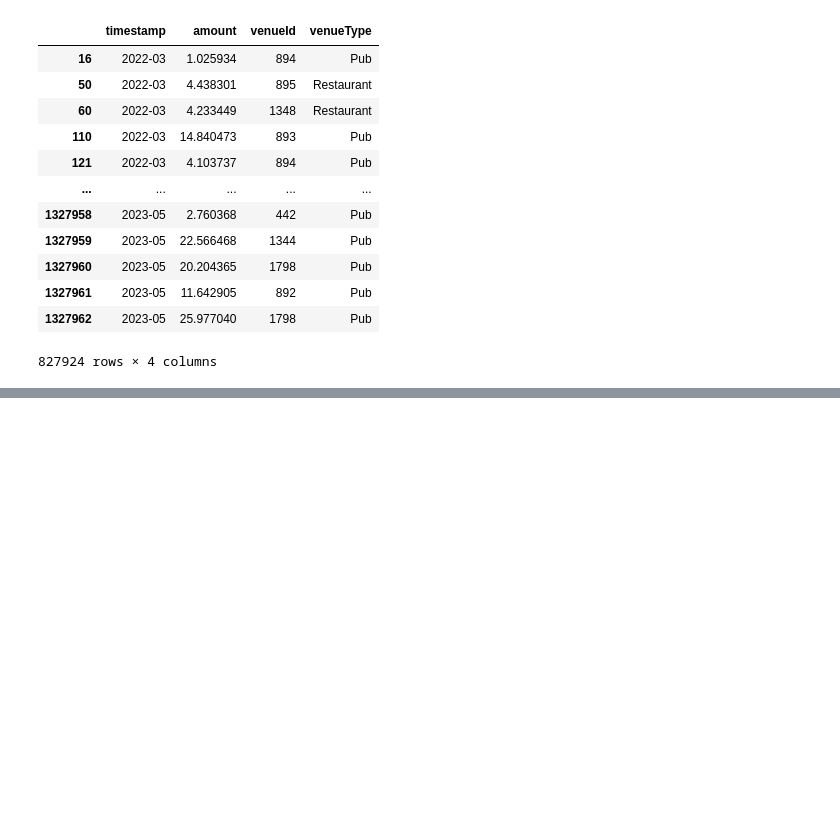
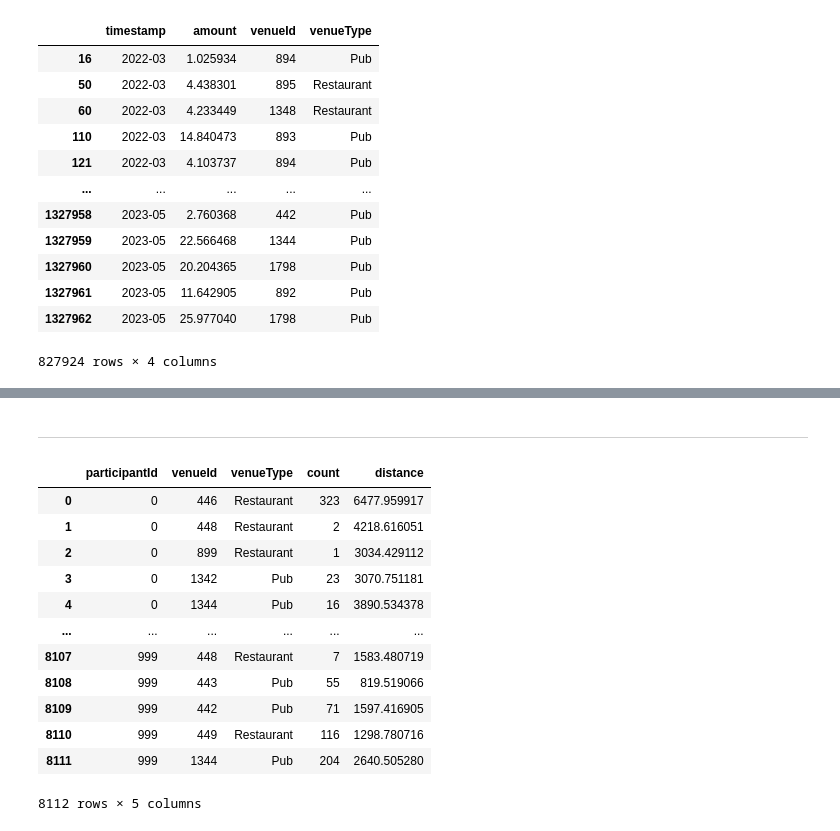
Before and after one commit to alesspalma/VAproject, a Jupyter notebook: preprocessing/aggregations.ipynb, the cells around one changed output, grey strips where cells are left out. Cells and saved outputs as stored; diff of their text form; code cells hidden in the pictures; blank space fills up the shorter version.

```diff
--- a/preprocessing/aggregations.ipynb
+++ b/preprocessing/aggregations.ipynb
@@ -512,0 +577,21 @@ activities = activities.merge(total_earnings, on="venueId")
+# %% [markdown]
+<hr/>
+# %%
+visits_by_participant = pd.read_csv("VisitsLog.csv")
+visits_by_participant.drop(columns=["maxOccupancy", "location", "buildingId", "cost"], inplace=True)
+custom_to_csv(visits_by_participant, "VisitsLog.csv")
+visits_by_participant
+# %% [output]
+|  | participantId | venueId | venueType | count | distance |
+| 0 | 0 | 446 | Restaurant | 323 | 6477.959917 |
+| 1 | 0 | 448 | Restaurant | 2 | 4218.616051 |
+| 2 | 0 | 899 | Restaurant | 1 | 3034.429112 |
+| 3 | 0 | 1342 | Pub | 23 | 3070.751181 |
+| 4 | 0 | 1344 | Pub | 16 | 3890.534378 |
+| ... | ... | ... | ... | ... | ... |
+| 8107 | 999 | 448 | Restaurant | 7 | 1583.480719 |
+| 8108 | 999 | 443 | Pub | 55 | 819.519066 |
+| 8109 | 999 | 442 | Pub | 71 | 1597.416905 |
+| 8110 | 999 | 449 | Restaurant | 116 | 1298.780716 |
+| 8111 | 999 | 1344 | Pub | 204 | 2640.505280 |
+8112 rows × 5 columns
```
Also changed, not shown: parts of 6 cells of this notebook, 3 other files.
